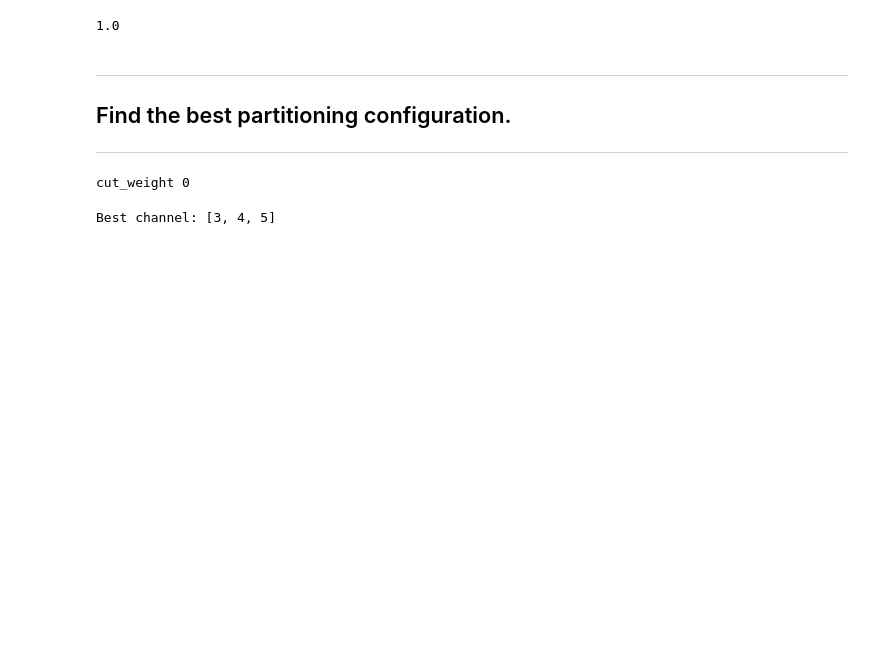
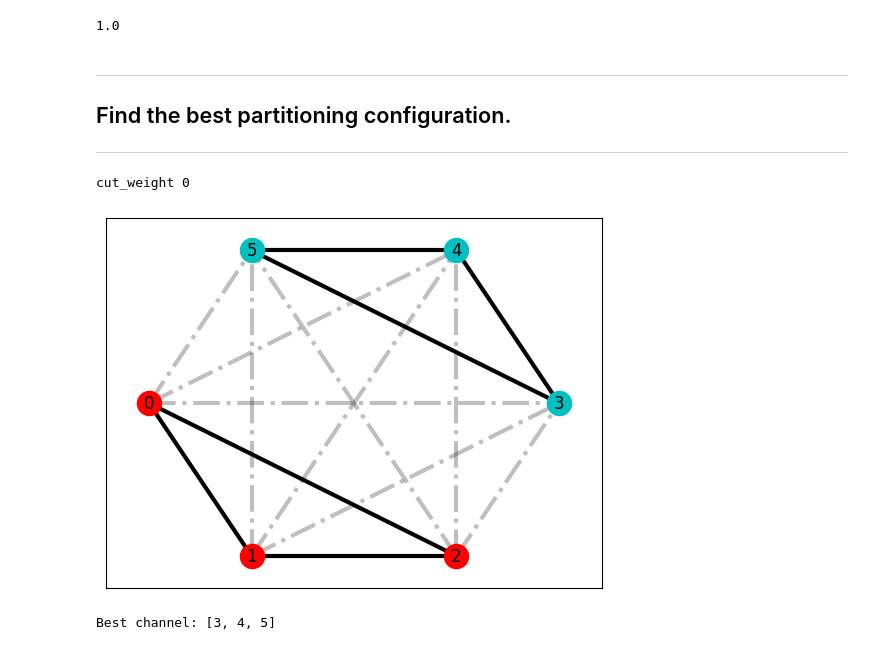
Before and after one commit to qDNA-yonsei/qdna-examples, a Jupyter notebook: compression/schmidt_v2.ipynb, the cells around one changed output. Drawn from its saved outputs; the diff is of its cells as text; code cells hidden in the pictures; blank space fills up the shorter version.

Commit message:
Draw the graph

```diff
--- a/compression/schmidt_v2.ipynb
+++ b/compression/schmidt_v2.ipynb
@@ -38,7 +38,7 @@ low_rank = 0
 max_fidelity_loss = 0.0
 baa_strategy = 'brute_force'
 use_low_rank = True
-partitioning_method = 'brute_force' # brute_force, min_cut
+partitioning_method = 'min_cut' # brute_force, min_cut
 min_cut_approach = 'heuristics' # heuristics, optimal, dwave
 entanglement_measure = concurrence # concurrence, mutual_information
 # %% [markdown]
@@ -352,33 +352,47 @@ if partitioning_method == 'min_cut':
 
     trash_qubits = sorted(set_a)
     latent_qubits = sorted(set_b)
 
     print('cut_weight', cut_weight)
+
+    # Interpret best result in terms of nodes and edges
+    cut_edges = [(u, v) for u, v in graph.edges if u in set_a and v in set_b]
+    uncut_edges = [(u, v) for u, v in graph.edges if (u in set_a and v in set_a) or (u in set_b and v in set_b)]
+
+    # Display best result
+    import networkx as nx
+    pos = nx.shell_layout(graph)
+    nx.draw_networkx_nodes(graph, pos, nodelist=set_a, node_color='r')
+    nx.draw_networkx_nodes(graph, pos, nodelist=set_b, node_color='c')
+    nx.draw_networkx_edges(graph, pos, edgelist=cut_edges, style='dashdot', alpha=0.25, width=3)
+    nx.draw_networkx_edges(graph, pos, edgelist=uncut_edges, style='solid', width=3)
+    nx.draw_networkx_labels(graph, pos)
 else:
     def von_neumann_entropy(singular_values):
         squared_singular_values = np.power([s for s in singular_values if s >= 1e-17], 2)
         return -np.sum(squared_singular_values * np.log(squared_singular_values))
 
     # Set `min_entropy` equal to the maximum entropy for the system.
     min_entropy = von_neumann_entropy(
         [1/np.sqrt(2**n_latent_qubits)] * 2**n_latent_qubits
     )
 
     for trash_qubits in _split_combinations(range(n_qubits), n_trash_qubits):
         rank, svd_u, singular_values, svd_v = schmidt_decomposition(
             typical_state, trash_qubits, rank=0, svd='auto'
         )
 
         entropy = von_neumann_entropy(singular_values)
 
         print('trash_qubits', trash_qubits, 'entropy', entropy)
         if entropy <= min_entropy:
             min_entropy = entropy
             latent_qubits = sorted(set(range(n_qubits)).difference(set(trash_qubits)))
 
     print('min_entropy', min_entropy)
 # %% [output]
 cut_weight 0
+[figure, added]
 # %%
 print('Best channel:', latent_qubits)
 # %% [output]
```
